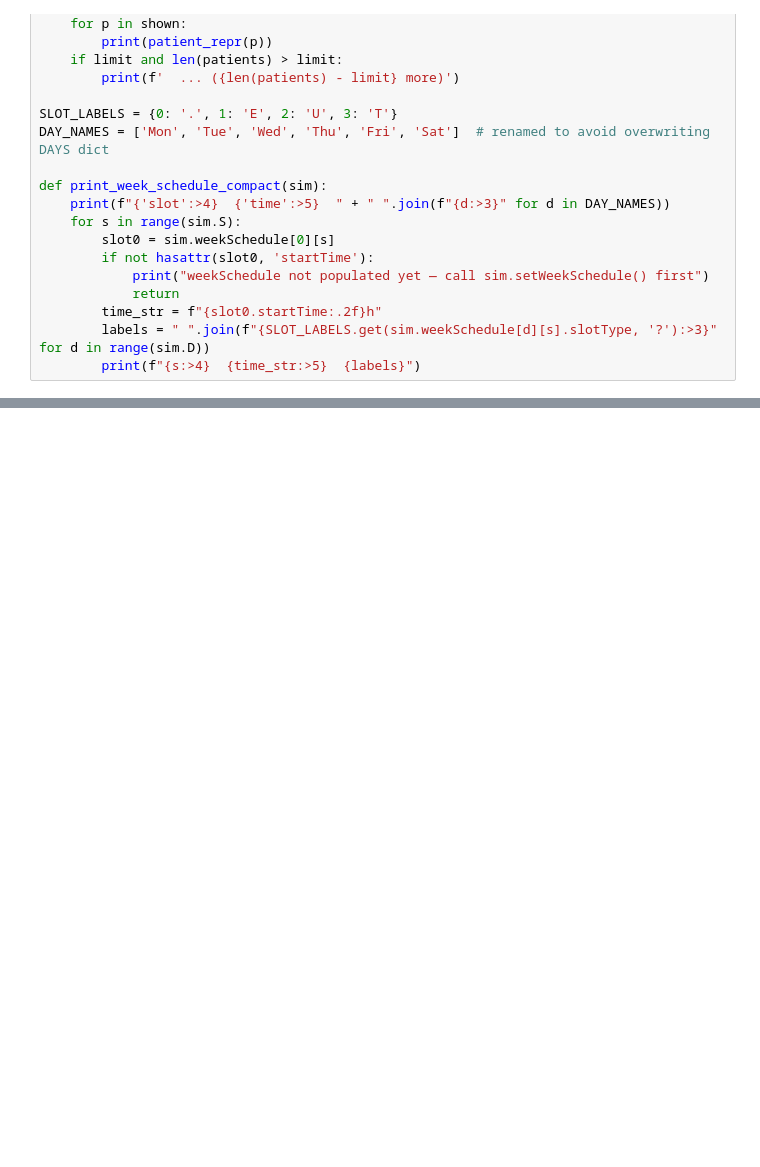
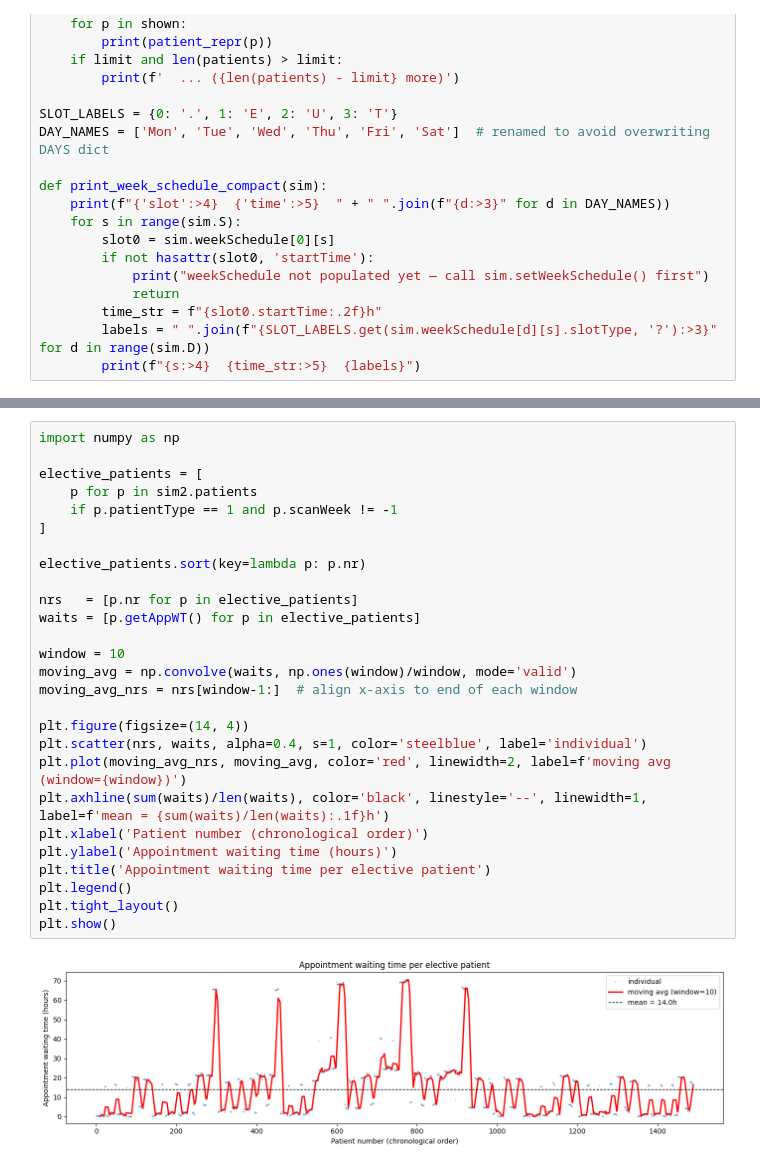
Before and after one commit to Emll3/simul_solo, a Jupyter notebook: python-code/EDA.ipynb, the cells around one changed output, grey strips where cells are left out. Drawn from its saved outputs; the diff is of its cells as text; blank space fills up the shorter version.

```diff
--- a/python-code/EDA.ipynb
+++ b/python-code/EDA.ipynb
@@ -172,0 +229,29 @@ sim.patients
+# %%
+import numpy as np
+
+elective_patients = [
+    p for p in sim2.patients
+    if p.patientType == 1 and p.scanWeek != -1
+]
+
+elective_patients.sort(key=lambda p: p.nr)
+
+nrs   = [p.nr for p in elective_patients]
+waits = [p.getAppWT() for p in elective_patients]
+
+window = 10
+moving_avg = np.convolve(waits, np.ones(window)/window, mode='valid')
+moving_avg_nrs = nrs[window-1:]  # align x-axis to end of each window
+
+plt.figure(figsize=(14, 4))
+plt.scatter(nrs, waits, alpha=0.4, s=1, color='steelblue', label='individual')
+plt.plot(moving_avg_nrs, moving_avg, color='red', linewidth=2, label=f'moving avg (window={window})')
+plt.axhline(sum(waits)/len(waits), color='black', linestyle='--', linewidth=1, label=f'mean = {sum(waits)/len(waits):.1f}h')
+plt.xlabel('Patient number (chronological order)')
+plt.ylabel('Appointment waiting time (hours)')
+plt.title('Appointment waiting time per elective patient')
+plt.legend()
+plt.tight_layout()
+plt.show()
+# %% [output]
+[figure, added]
```
Also changed, not shown: parts of 16 cells of this notebook.
